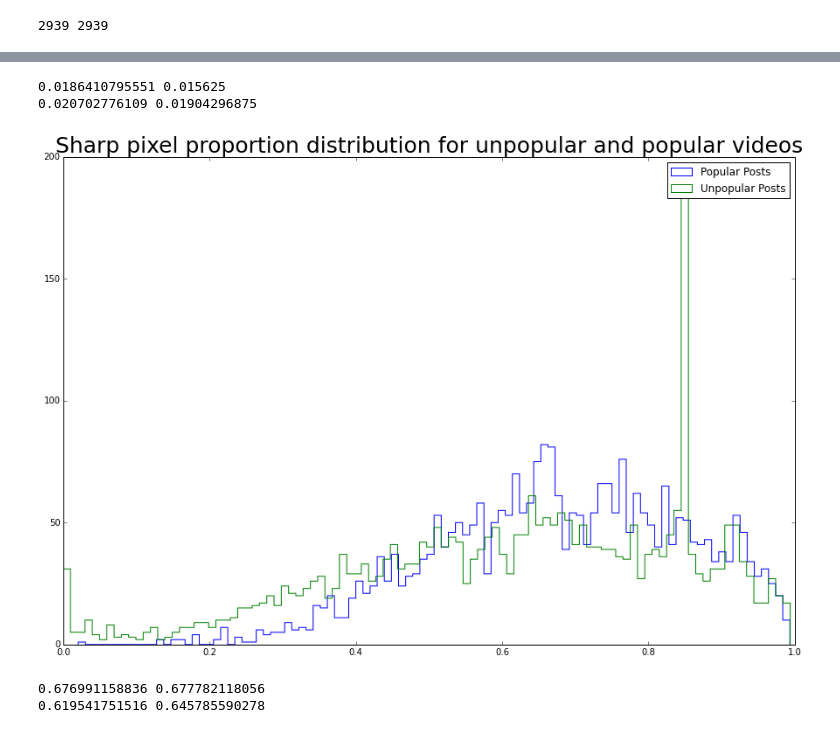
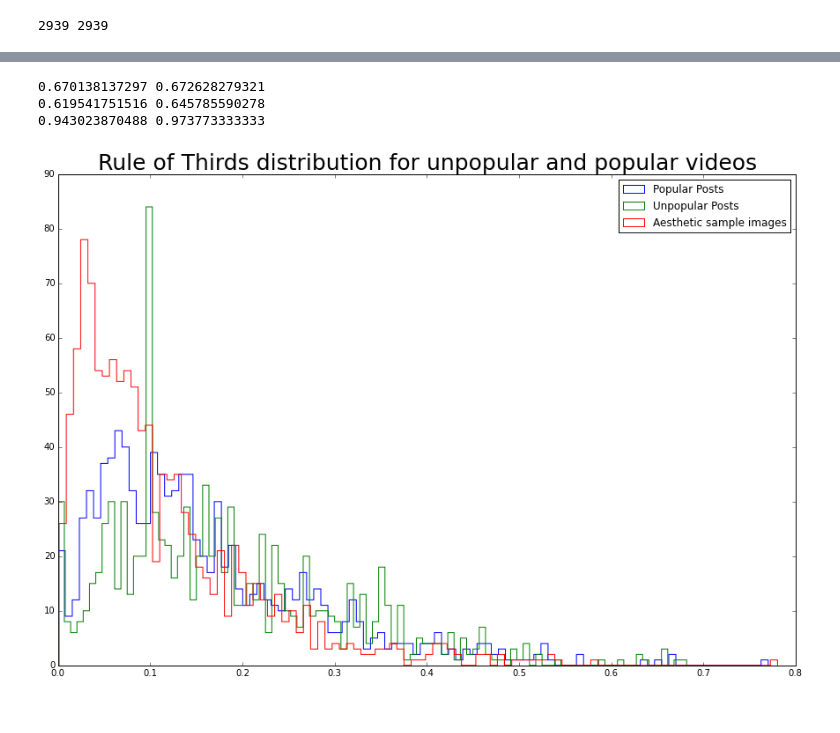
Before and after one commit to sagarjoglekar/vineCrawl, a Jupyter notebook: notebooks/AestheticFeatureAnalysis.ipynb, the cells around one changed output, grey strips where cells are left out. Cells and saved outputs as stored; diff of their text form; code cells hidden in the pictures.

```diff
--- a/notebooks/AestheticFeatureAnalysis.ipynb
+++ b/notebooks/AestheticFeatureAnalysis.ipynb
@@ -51,6 +62,7 @@ def readFeatures(lines):
 # %%
 pop_features = readFeatureFile(popular_color_features)
 unpop_features = readFeatureFile(unpopular_color_features)
+aesthetic_features = readFeatureFile(aesthetic_color_features)
 # %% [output]
 50187
 5367
@@ -58,10 +71,15 @@ unpop_features = readFeatureFile(unpopular_color_features)
 popfeatures_matrix , popposts = readFeatures(pop_features)
 # %%
 unpopfeatures_matrix , unpopposts = readFeatures(unpop_features)
+# %%
+aes_feature = readAesFeatuers(aesthetic_features)
 # %%
 print len(unpopfeatures_matrix) , len(unpopposts)
 # %% [output]
 2939 2939
 # %%
 unpop_aes_features = np.asarray(unpopfeatures_matrix)
+aes_feats = np.asarray(aes_feature)
 pop_aes_features = np.asarray(popfeatures_matrix)
+
+print unpop_aes_features.shape , aes_feats.shape , pop_aes_features.shape
@@ -68,4 +88,8 @@ pop_aes_features = np.asarray(popfeatures_matrix)
 # %%
-samples = np.random.choice(pop_aes_features.shape[0], unpop_aes_features.shape[0])
-sampledpop_aes_features = pop_aes_features[samples,:]
+samples_pop = np.random.choice(pop_aes_features.shape[0],1000)
+samples_unpop = np.random.choice(unpop_aes_features.shape[0], 1000)
+samples_aes = np.random.choice(aes_feats.shape[0], 1000)
+sampledpop_aes_features = pop_aes_features[samples_pop,:]
+sampledunpop_aes_features = unpop_aes_features[samples_unpop,:]
+sampled_aes = aes_feats[samples_aes,:]
 # %%
@@ -101,22 +165,20 @@ plt.show()
 # %%
-print np.mean(sampledpop_aes_features[:,4]) , np.median(sampledpop_aes_features[:,4])
-print np.mean(unpop_aes_features[:,4]) , np.median(unpop_aes_features[:,4])
+print np.mean(sampledpop_aes_features[:,16]) , np.median(sampledpop_aes_features[:,16])
+print np.mean(unpop_aes_features[:,16]) , np.median(unpop_aes_features[:,16])
+print np.mean(aes_feats[:,16]) , np.median(aes_feats[:,16])
 # %% [output]
-0.0186410795551 0.015625
-0.020702776109 0.01904296875
+0.670138137297 0.672628279321
+0.619541751516 0.645785590278
+0.943023870488 0.973773333333
 # %%
 fig, ax = plt.subplots()
+num = 2
 fig.set_size_inches(15, 10)
-plt.hist(sampledpop_aes_features[:,16], 100, normed=0,histtype='step', cumulative=False, linewidth = 1.0)
-plt.hist(unpop_aes_features[:,16], 100, normed=0,histtype='step', cumulative=False, linewidth = 1.0)
-plt.legend(['Popular Posts', 'Unpopular Posts'])
-plt.title('Sharp pixel proportion distribution for unpopular and popular videos', fontsize = 25)
+plt.hist(sampledpop_aes_features[:,num], 100, normed=0,histtype='step', cumulative=False, linewidth = 1.0)
+plt.hist(sampledunpop_aes_features[:,num], 100, normed=0,histtype='step', cumulative=False, linewidth = 1.0)
+plt.hist(aes_feats[:,num], 100, normed=0,histtype='step', cumulative=False, linewidth = 1.0)
+plt.legend(['Popular Posts', 'Unpopular Posts' , 'Aesthetic sample images'])
+plt.title('Rule of Thirds distribution for unpopular and popular videos', fontsize = 25)
 plt.show()
 # %% [output]
-[figure, old version]
+[figure, new version]
-# %%
-print np.mean(sampledpop_aes_features[:,16]) , np.median(sampledpop_aes_features[:,16])
-print np.mean(unpop_aes_features[:,16]) , np.median(unpop_aes_features[:,16])
-# %% [output]
-0.676991158836 0.677782118056
-0.619541751516 0.645785590278
```
Also changed, not shown: parts of 14 cells of this notebook, 1 other file.
